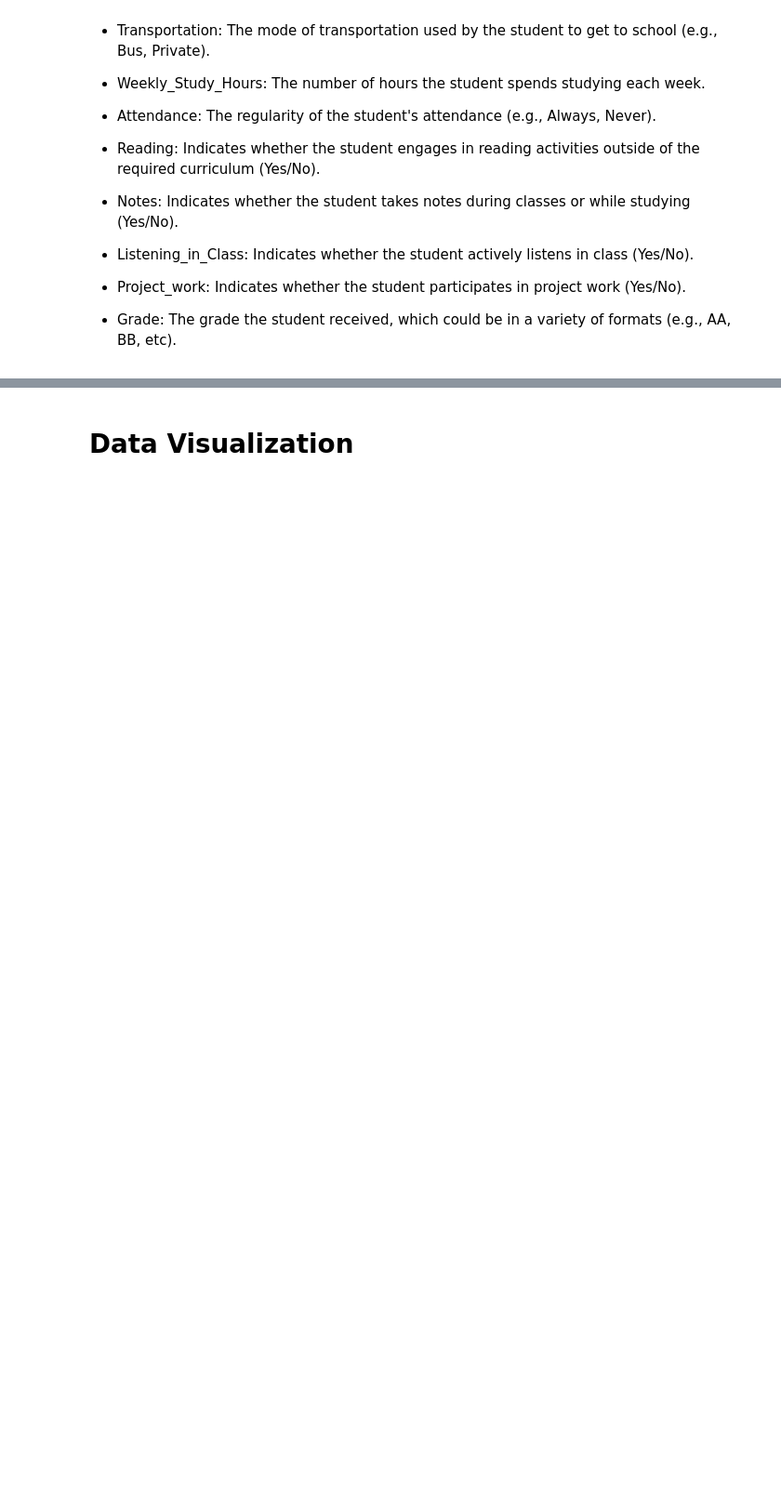
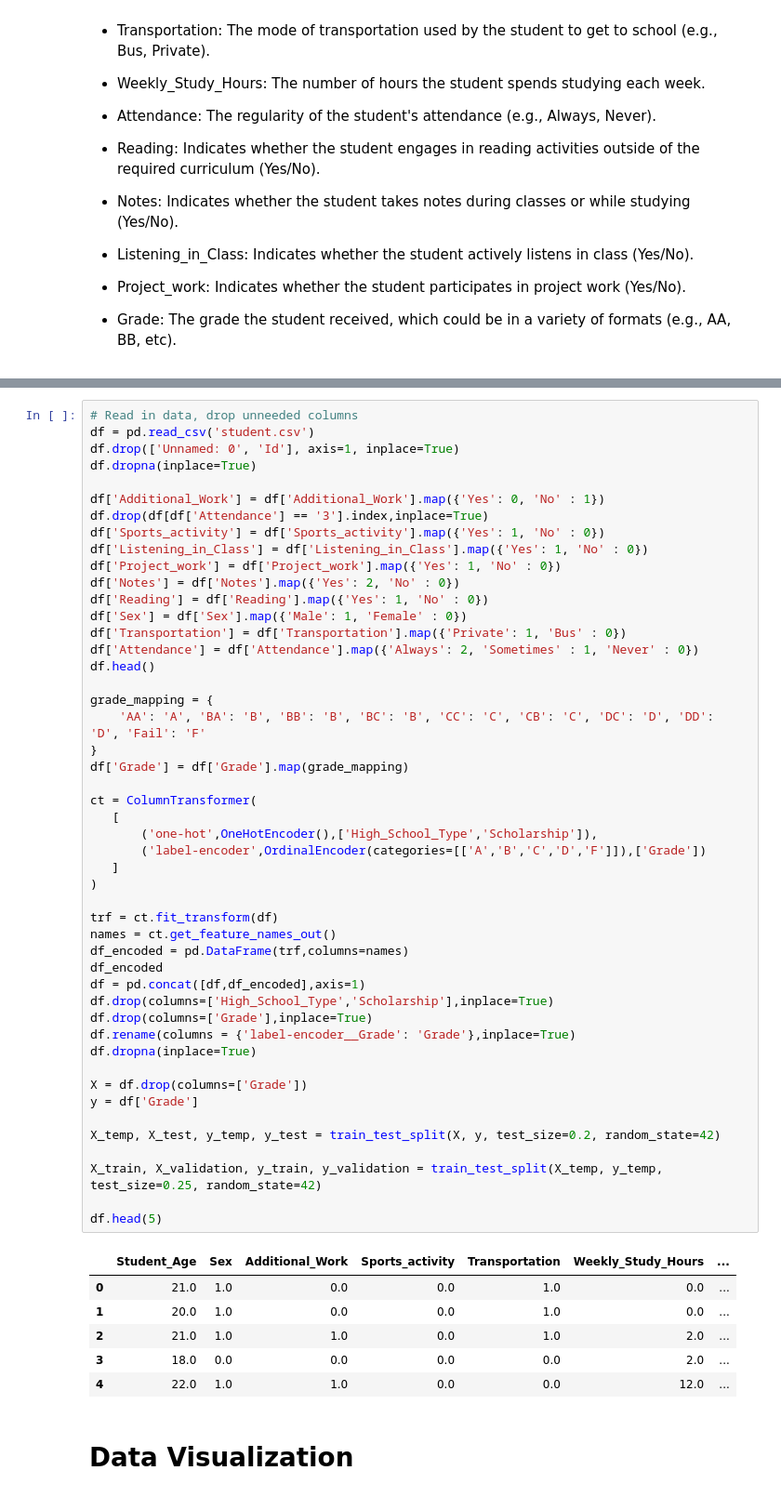
Before and after one commit to SamNicklez/ai-project-1, a Jupyter notebook: src/SamWorkbook.ipynb, the cells around one changed output, grey strips where cells are left out. Shown at 93% size. Cells and saved outputs as stored; diff of their text form; blank space fills up the shorter version.

```diff
--- a/src/SamWorkbook.ipynb
+++ b/src/SamWorkbook.ipynb
@@ -132,3 +85,58 @@ Index(['Student_Age', 'Weekly_Study_Hours', 'Grade', 'Sex_Female', 'Sex_Male',
+# %%
+# Read in data, drop unneeded columns
+df = pd.read_csv('student.csv')
+df.drop(['Unnamed: 0', 'Id'], axis=1, inplace=True)
+df.dropna(inplace=True)
+
+df['Additional_Work'] = df['Additional_Work'].map({'Yes': 0, 'No' : 1})
+df.drop(df[df['Attendance'] == '3'].index,inplace=True)
+df['Sports_activity'] = df['Sports_activity'].map({'Yes': 1, 'No' : 0})
+df['Listening_in_Class'] = df['Listening_in_Class'].map({'Yes': 1, 'No' : 0})
+df['Project_work'] = df['Project_work'].map({'Yes': 1, 'No' : 0})
+df['Notes'] = df['Notes'].map({'Yes': 2, 'No' : 0})
+df['Reading'] = df['Reading'].map({'Yes': 1, 'No' : 0})
+df['Sex'] = df['Sex'].map({'Male': 1, 'Female' : 0})
+df['Transportation'] = df['Transportation'].map({'Private': 1, 'Bus' : 0})
+df['Attendance'] = df['Attendance'].map({'Always': 2, 'Sometimes' : 1, 'Never' : 0})
+df.head()
+
+grade_mapping = {
+    'AA': 'A', 'BA': 'B', 'BB': 'B', 'BC': 'B', 'CC': 'C', 'CB': 'C', 'DC': 'D', 'DD': 'D', 'Fail': 'F'
+}
+df['Grade'] = df['Grade'].map(grade_mapping)
+
+ct = ColumnTransformer(
+   [
+       ('one-hot',OneHotEncoder(),['High_School_Type','Scholarship']),
+       ('label-encoder',OrdinalEncoder(categories=[['A','B','C','D','F']]),['Grade'])
+   ]
+)
+
+trf = ct.fit_transform(df)
+names = ct.get_feature_names_out()
+df_encoded = pd.DataFrame(trf,columns=names)
+df_encoded
+df = pd.concat([df,df_encoded],axis=1)
+df.drop(columns=['High_School_Type','Scholarship'],inplace=True)
+df.drop(columns=['Grade'],inplace=True)
+df.rename(columns = {'label-encoder__Grade': 'Grade'},inplace=True)
+df.dropna(inplace=True)
+
+X = df.drop(columns=['Grade'])
+y = df['Grade']
+
+X_temp, X_test, y_temp, y_test = train_test_split(X, y, test_size=0.2, random_state=42)
+
+X_train, X_validation, y_train, y_validation = train_test_split(X_temp, y_temp, test_size=0.25, random_state=42)
+
+df.head(5)
+# %% [output]
+|  | Student_Age | Sex | Additional_Work | Sports_activity | Transportation | Weekly_Study_Hours | ... |
+| 0 | 21.0 | 1.0 | 0.0 | 0.0 | 1.0 | 0.0 | ... |
+| 1 | 20.0 | 1.0 | 0.0 | 0.0 | 1.0 | 0.0 | ... |
+| 2 | 21.0 | 1.0 | 1.0 | 0.0 | 1.0 | 2.0 | ... |
+| 3 | 18.0 | 0.0 | 0.0 | 0.0 | 0.0 | 2.0 | ... |
+| 4 | 22.0 | 1.0 | 1.0 | 0.0 | 0.0 | 12.0 | ... |
 # %% [markdown]
 # Data Visualization
 # %%
```
Also changed, not shown: parts of 5 cells of this notebook, 4 other files.
